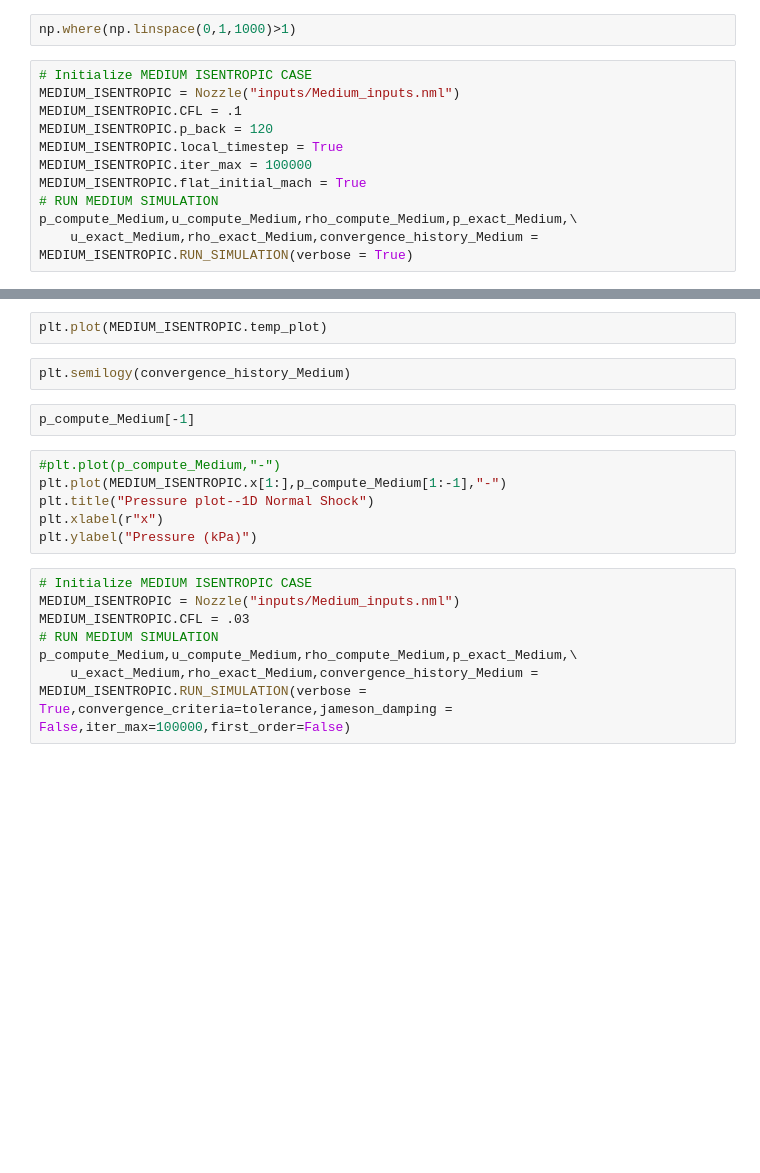
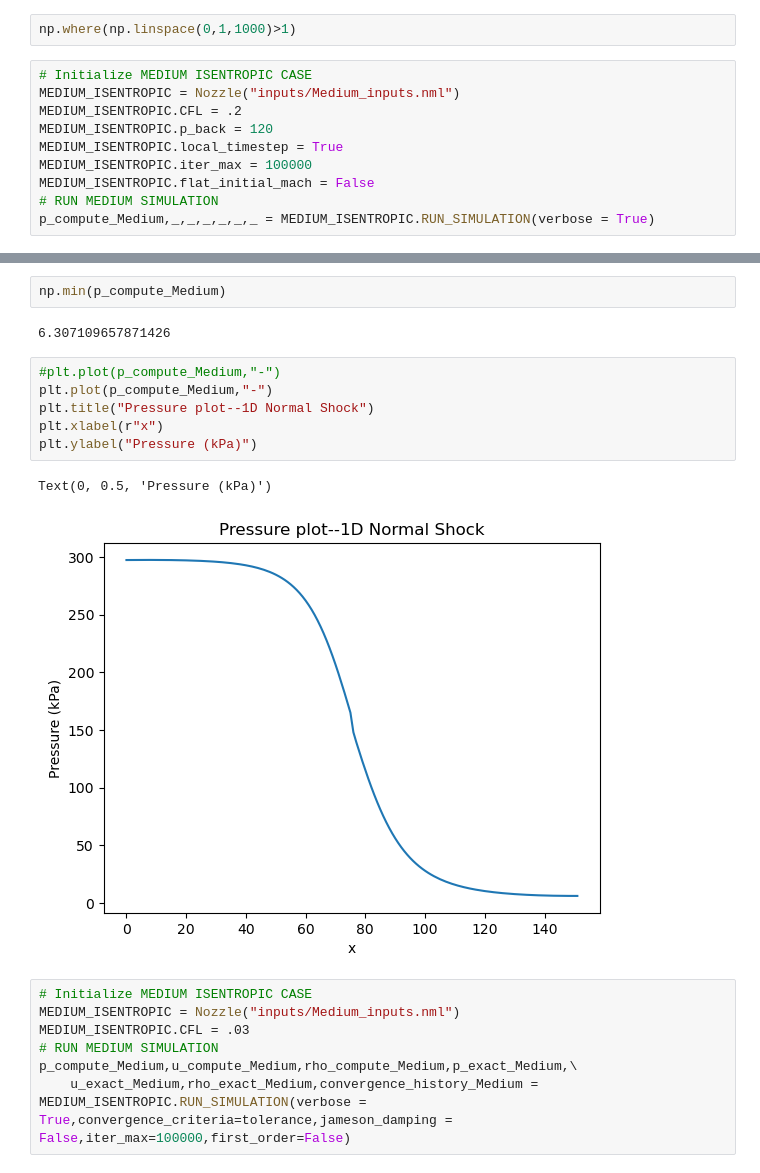
Before and after one commit to aaron23pueschel/CFD, a Jupyter notebook: CFD_HW4/Case1and2.ipynb, the cells around one changed output, grey strips where cells are left out. Drawn from its saved outputs; the diff is of its cells as text; blank space fills up the shorter version.

```diff
--- a/CFD_HW4/Case1and2.ipynb
+++ b/CFD_HW4/Case1and2.ipynb
@@ -10,11 +10,10 @@ np.where(np.linspace(0,1,1000)>1)
 # %%
 # Initialize MEDIUM ISENTROPIC CASE
 MEDIUM_ISENTROPIC = Nozzle("inputs/Medium_inputs.nml")
-MEDIUM_ISENTROPIC.CFL = .1
+MEDIUM_ISENTROPIC.CFL = .2
 MEDIUM_ISENTROPIC.p_back = 120
 MEDIUM_ISENTROPIC.local_timestep = True
 MEDIUM_ISENTROPIC.iter_max = 100000
-MEDIUM_ISENTROPIC.flat_initial_mach = True
+MEDIUM_ISENTROPIC.flat_initial_mach = False
 # RUN MEDIUM SIMULATION
-p_compute_Medium,u_compute_Medium,rho_compute_Medium,p_exact_Medium,\
-    u_exact_Medium,rho_exact_Medium,convergence_history_Medium = MEDIUM_ISENTROPIC.RUN_SIMULATION(verbose = True)
+p_compute_Medium,_,_,_,_,_,_ = MEDIUM_ISENTROPIC.RUN_SIMULATION(verbose = True)
@@ -21,15 +38,16 @@ p_compute_Medium,u_compute_Medium,rho_compute_Medium,p_exact_Medium,\
-# %%
-plt.plot(MEDIUM_ISENTROPIC.temp_plot)
-# %%
-plt.semilogy(convergence_history_Medium)
-# %%
-p_compute_Medium[-1]
+# %%
+np.min(p_compute_Medium)
+# %% [output]
+6.307109657871426
 # %%
 #plt.plot(p_compute_Medium,"-")
-plt.plot(MEDIUM_ISENTROPIC.x[1:],p_compute_Medium[1:-1],"-")
+plt.plot(p_compute_Medium,"-")
 plt.title("Pressure plot--1D Normal Shock")
 plt.xlabel(r"x")
 plt.ylabel("Pressure (kPa)")
+# %% [output]
+Text(0, 0.5, 'Pressure (kPa)')
+[figure, added]
 # %%
 # Initialize MEDIUM ISENTROPIC CASE
 MEDIUM_ISENTROPIC = Nozzle("inputs/Medium_inputs.nml")
```
Also changed, not shown: parts of 1 cell of this notebook, 16 other files.
